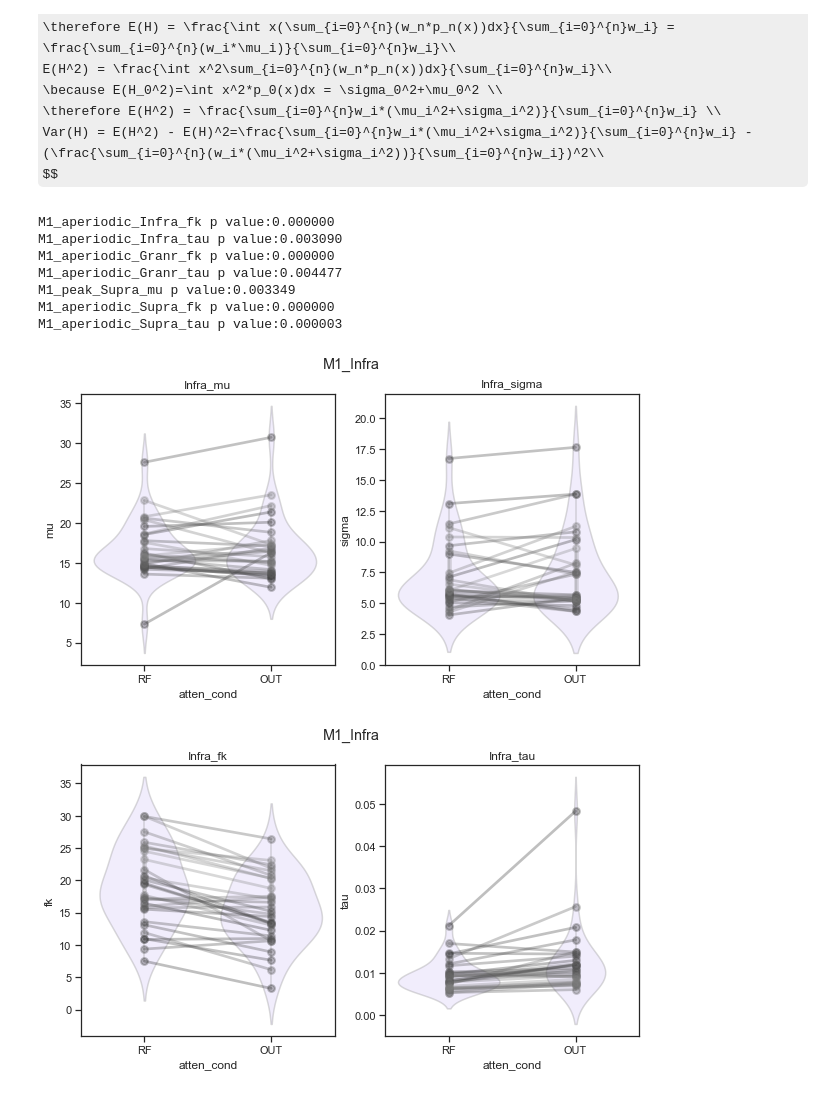
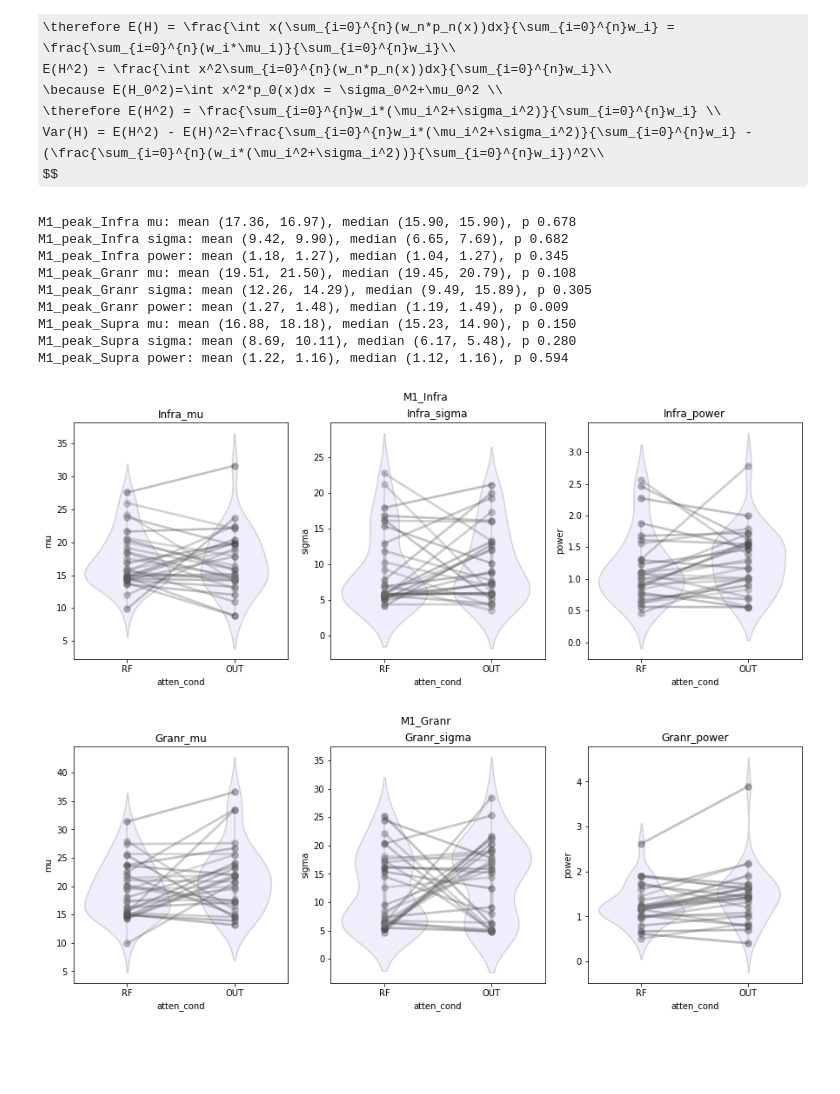
Before and after one commit to AFurryBear/visual_attention_lab_rotation, a Jupyter notebook: step2_modelFitting.ipynb, the cells around one changed output. Cells and saved outputs as stored; diff of their text form; code cells hidden in the pictures; some formulas as TeX source; blank space fills up the shorter version.

```diff
--- a/step2_modelFitting.ipynb
+++ b/step2_modelFitting.ipynb
@@ -188,22 +223,27 @@ def comp_peak_sum(peak_params, boundary):
     exp_h = np.sum(peak_params[index_li,0]*peak_params[index_li,1])/np.sum(peak_params[index_li,1])
     exp_h2 = np.sum(((peak_params[index_li,0]**2)+(peak_params[index_li,2]**2))*peak_params[index_li,1])/np.sum(peak_params[index_li,1])
     var_h = np.sqrt(exp_h2 - (exp_h**2))
-
-    return exp_h, var_h
+    avg_p = np.sum(peak_params[index_li,1])
+    return exp_h, var_h, avg_p
 # %%
-peak_arr = np.zeros((len(periodic_results),2))
+peak_arr = np.zeros((len(periodic_results),3))
 for i,key in enumerate(list(periodic_results.keys())):
-    peak_arr[i,0], peak_arr[i,1] = comp_peak_sum(periodic_results[key], [0,50])
+    peak_arr[i,0], peak_arr[i,1], peak_arr[i, 2] = comp_peak_sum(periodic_results[key], [0,80])
 # %%
-peak_df = pd.DataFrame(peak_arr,index=list(periodic_results.keys()),columns = ['mu','sigma'])
+peak_df = pd.DataFrame(peak_arr,index=list(periodic_results.keys()),columns = ['mu','sigma', 'power'])
 peak_df[['session','layer','atten_cond']] = np.array([index.split('_') for index in list(periodic_results.keys())])[:,1:4]
 # %%
 def visualize_modelparams(data, layer, var_li,fname):
     fig = plt.figure(figsize = (5*len(var_li),5))
+    sns.set_palette("pastel")
     for i,var in enumerate(var_li):
+        mean_out = np.mean(data.loc[(data.layer==layer)&(data.atten_cond=='OUT')][var].values)
+        mean_rf = np.mean(data.loc[(data.layer==layer)&(data.atten_cond=='RF')][var].values)
+        median_out = np.median(data.loc[(data.layer==layer)&(data.atten_cond=='OUT')][var].values)
+        median_rf = np.median(data.loc[(data.layer==layer)&(data.atten_cond=='RF')][var].values)
         stat, p = stats.ttest_rel(data.loc[(data.layer==layer)&(data.atten_cond=='OUT')][var].values,data.loc[(data.layer==layer)&(data.atten_cond=='RF')][var].values)
         ax = plt.subplot(100+i+1+len(var_li)*10)
-        sns.violinplot(x="atten_cond", y=var,data=data[data.layer==layer], color='m')
+        sns.violinplot(x="atten_cond", y=var, data=data[data.layer==layer], color='#d0bbff')
         g = sns.pointplot(data=data[data.layer==layer], x="atten_cond", y=var, hue="session", color=".5")
         plt.setp(g.collections, alpha=.3) #for the markers
         plt.setp(g.lines, alpha=.3)#for the lines
@@ -211,21 +251,24 @@ def visualize_modelparams(data, layer, var_li,fname):
         ax.set_title('%s_%s'%(layer,var))
 #             annotator.configure(text_format="simple")
 #             annotator.set_pvalues_and_annotate(p)
-        if p*6<=0.05:
-            print('M1_%s_%s_%s p value:%f'%(fname,layer,var, p))
+        #if p*6<=0.05:
+        print('M1_%s_%s %s: mean (%.2f, %.2f), median (%.2f, %.2f), p %.3f'%(fname, layer, var, mean_rf, mean_out, median_rf, median_out, p))
+
     plt.suptitle('M1_%s'%layer)
     plt.savefig(os.path.join(datadir,'FOOOF_results/M1_%s_%s.png'%(fname, layer)))
 # %%
 for layer in ['Infra','Granr','Supra']:
-    visualize_modelparams(peak_df, layer, ['mu','sigma'],'peak')
-    visualize_modelparams(aperiodic_df, layer, ['fk','tau'],'aperiodic')
+    visualize_modelparams(peak_df.loc[peak_df.session!='PEN290'], layer, ['mu','sigma','power'],'peak')
+    #visualize_modelparams(aperiodic_df[aperiodic_df.session!='PEN290'], layer, ['fk','offset','exponent'],'aperiodic')
 # %% [output]
-M1_aperiodic_Infra_fk p value:0.000000
-M1_aperiodic_Infra_tau p value:0.003090
-M1_aperiodic_Granr_fk p value:0.000000
-M1_aperiodic_Granr_tau p value:0.004477
-M1_peak_Supra_mu p value:0.003349
-M1_aperiodic_Supra_fk p value:0.000000
-M1_aperiodic_Supra_tau p value:0.000003
+M1_peak_Infra mu: mean (17.36, 16.97), median (15.90, 15.90), p 0.678
+M1_peak_Infra sigma: mean (9.42, 9.90), median (6.65, 7.69), p 0.682
+M1_peak_Infra power: mean (1.18, 1.27), median (1.04, 1.27), p 0.345
+M1_peak_Granr mu: mean (19.51, 21.50), median (19.45, 20.79), p 0.108
+M1_peak_Granr sigma: mean (12.26, 14.29), median (9.49, 15.89), p 0.305
+M1_peak_Granr power: mean (1.27, 1.48), median (1.19, 1.49), p 0.009
+M1_peak_Supra mu: mean (16.88, 18.18), median (15.23, 14.90), p 0.150
+M1_peak_Supra sigma: mean (8.69, 10.11), median (6.17, 5.48), p 0.280
+M1_peak_Supra power: mean (1.22, 1.16), median (1.12, 1.16), p 0.594
-[figure, old version]
+[figure, new version]
-[figure, old version]
+[figure, new version]
```
Also changed, not shown: parts of 5 cells of this notebook.
